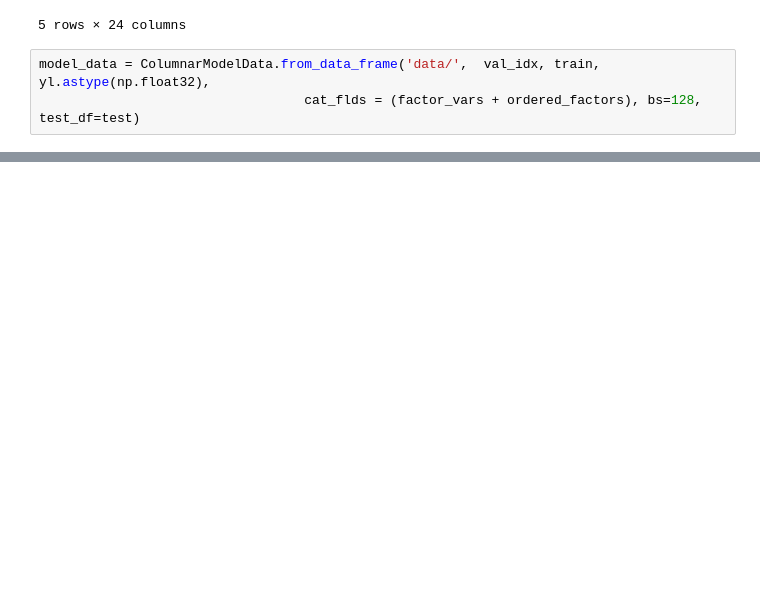
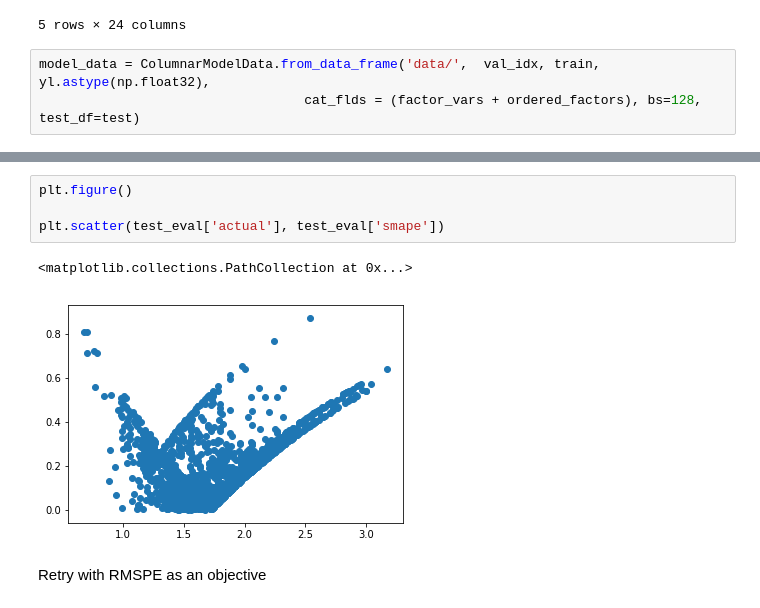
Before and after one commit to sam-harvey/kaggle-avocado-prices, a Jupyter notebook: Avocado pricing.ipynb, the cells around one changed output, grey strips where cells are left out. Cells and saved outputs as stored; diff of their text form; blank space fills up the shorter version.

```diff
--- a/Avocado pricing.ipynb
+++ b/Avocado pricing.ipynb
@@ -156,0 +241,9 @@ RuntimeError: cuda runtime error (59) : device-side assert triggered at /opt/con
+# %%
+plt.figure()
+
+plt.scatter(test_eval['actual'], test_eval['smape'])
+# %% [output]
+<matplotlib.collections.PathCollection at 0x...>
+[figure, added]
+# %% [markdown]
+Retry with RMSPE as an objective
```
Also changed, not shown: parts of 25 cells of this notebook.
